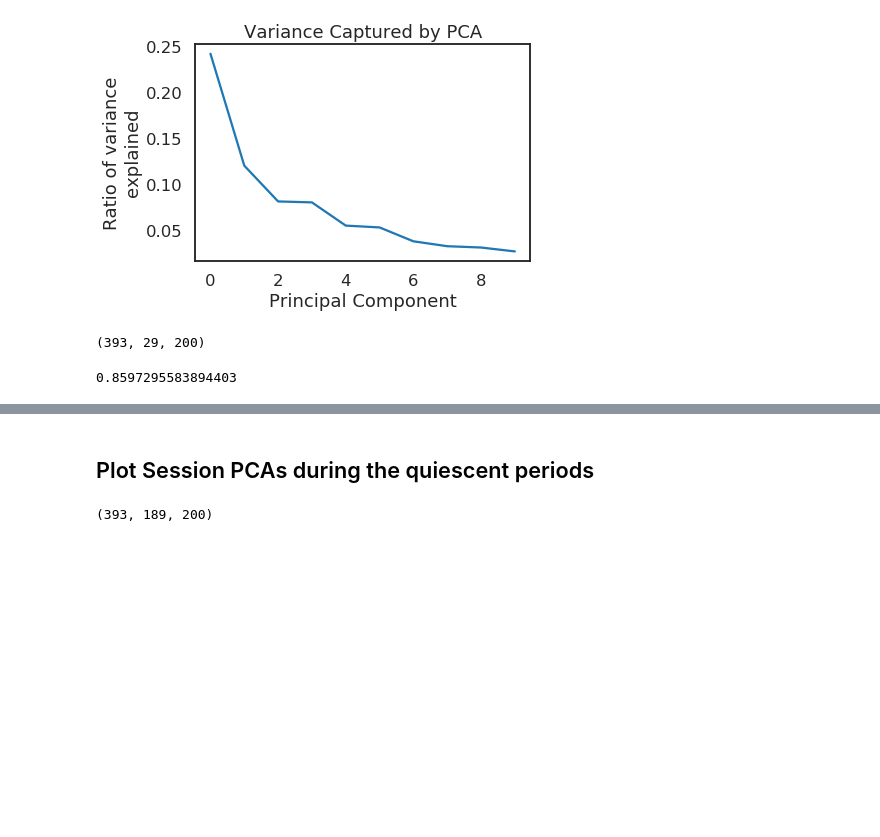
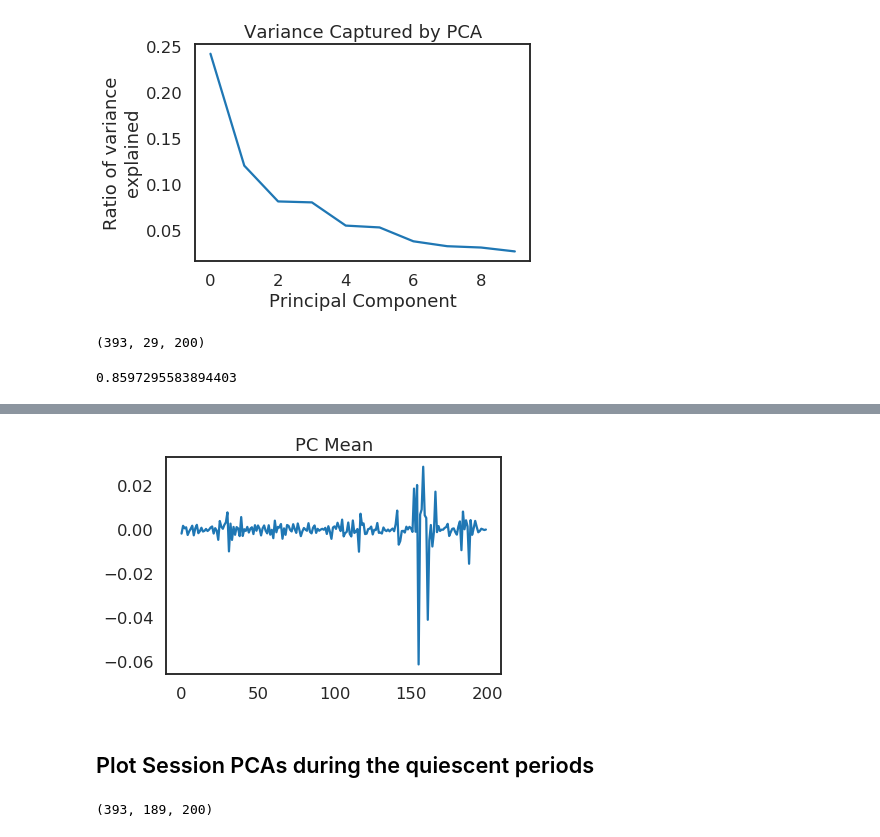
Before and after one commit to chingf/glm-hmm, a Jupyter notebook: 2019-09-18-pca-plotting.ipynb, the cells around one changed output, grey strips where cells are left out. Saved outputs shown, nothing was run; the diff lists cells and outputs as text; code cells hidden in the pictures; blank space fills up the shorter version.

```diff
--- a/2019-09-18-pca-plotting.ipynb
+++ b/2019-09-18-pca-plotting.ipynb
@@ -110,3 +94,10 @@ plt.show()
+# %%
+plt.figure()
+plt.title("PC Mean")
+plt.plot(lvm_pca.pca.mean_)
+plt.show()
+# %% [output]
+[figure, added]
 # %% [markdown]
 ## Plot Session PCAs during the quiescent periods
 # %%
```
Also changed, not shown: parts of 2 cells of this notebook, 3 other files.
